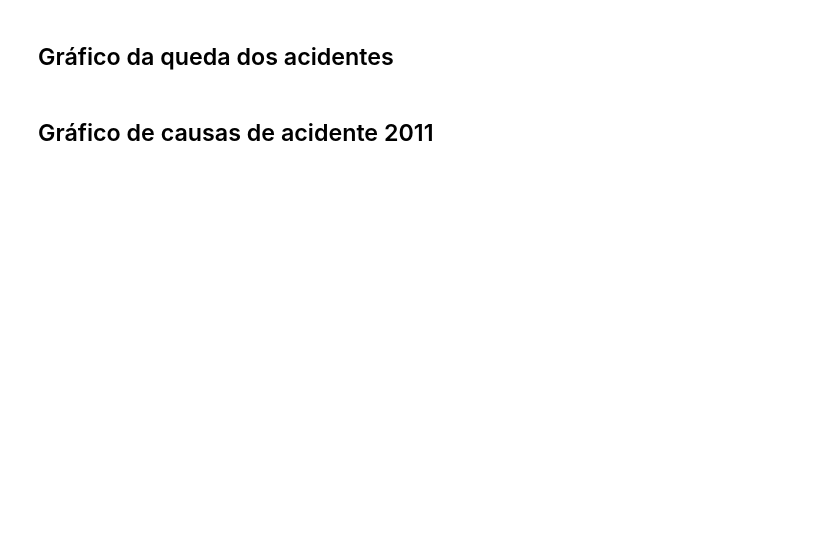
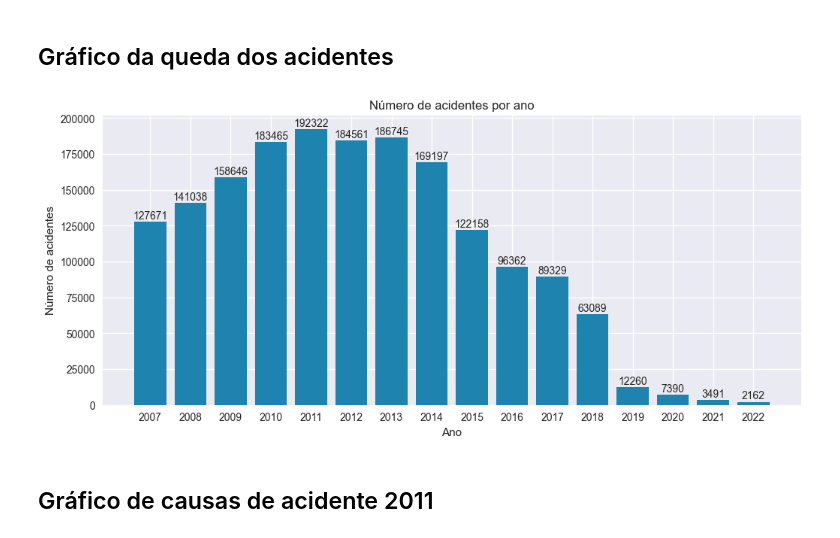
Before and after one commit to raphael720/Projetos_VD, a Jupyter notebook: Projeto_01/Data_V.ipynb, the cells around one changed output. Saved outputs shown, nothing was run; the diff lists cells and outputs as text; code cells hidden in the pictures; blank space fills up the shorter version.

```diff
--- a/Projeto_01/Data_V.ipynb
+++ b/Projeto_01/Data_V.ipynb
@@ -59,8 +67,10 @@ def get_ano(year):
     regex2 = r'([0-9])+/([0-9])+/([0-9]+)'
 
     if '-' in year:
-        return int(re.search(regex1, year).group(1))
+        return str(re.search(regex1, year).group(1))
     else:
-        return int('20' + re.search(regex2, year).group(3))
+        return str('20' + re.search(regex2, year).group(3))
 # %%
 df_sem_duplicatas.loc[df_sem_duplicatas['ano'].isnull(), 'ano'] = df_sem_duplicatas.loc[df_sem_duplicatas['ano'].isnull(), 'data_inversa'].apply(get_ano)
+df_sem_duplicatas = df_sem_duplicatas.astype({'ano': str})
+df_sem_duplicatas['ano'] = df_sem_duplicatas['ano'].apply(lambda ano: ano.split('.')[0], 1)
@@ -109,11 +205,22 @@ df_sem_duplicatas.groupby(['ano'])['count'].sum().reset_index()
 # %%
 df_acidentes_count = df_sem_duplicatas.groupby(['ano'])['count'].sum().reset_index()
 
+fig, ax = plt.subplots(figsize = (12, 5))
+posicao = ['1#', '2#', '3#', '4#', '5#', '12#']
 
-df_acidentes_count = df_acidentes_count.astype({'ano': str})
-#df_acidentes_count['ano'] = pd.to_string(df_acidentes_count['ano'])
+X, Y = df_acidentes_count['ano'], df_acidentes_count['count'].values
 
-grafico_simples(df_acidentes_count, 'ano', 'count',
-                'Gráfico da queda dos acidentes')
+plt.title('Número de acidentes por ano')
+plt.bar(X, Y, color=my_blue, width=0.8)
+
+for i in range(len(X)):
+        plt.text(i, Y[i] + 2000 , Y[i], ha = 'center')
+
+plt.xlabel('Ano')
+plt.ylabel('Número de acidentes')
+#plt.xticks(rotation=45)
+plt.show()
+# %% [output]
+[figure, added]
 # %% [markdown]
 ## Gráfico de causas de acidente 2011
```
Also changed, not shown: parts of 31 cells of this notebook, 8 other files.
